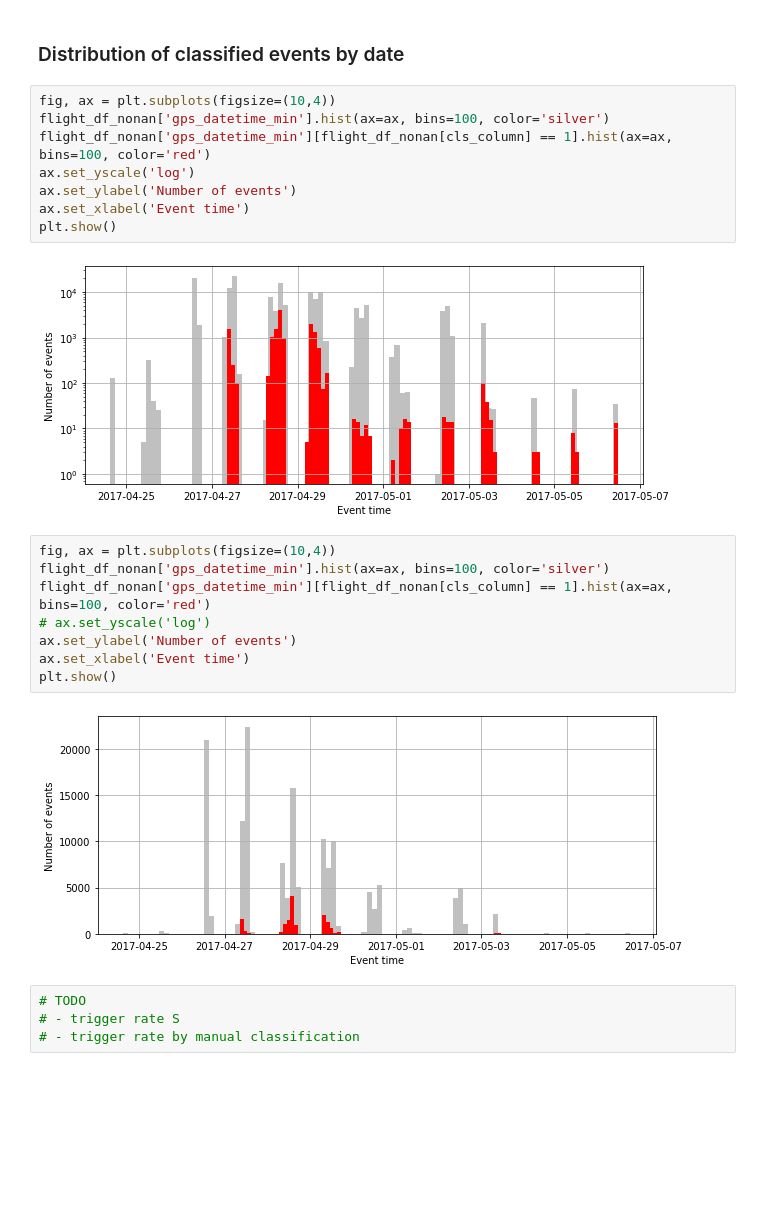
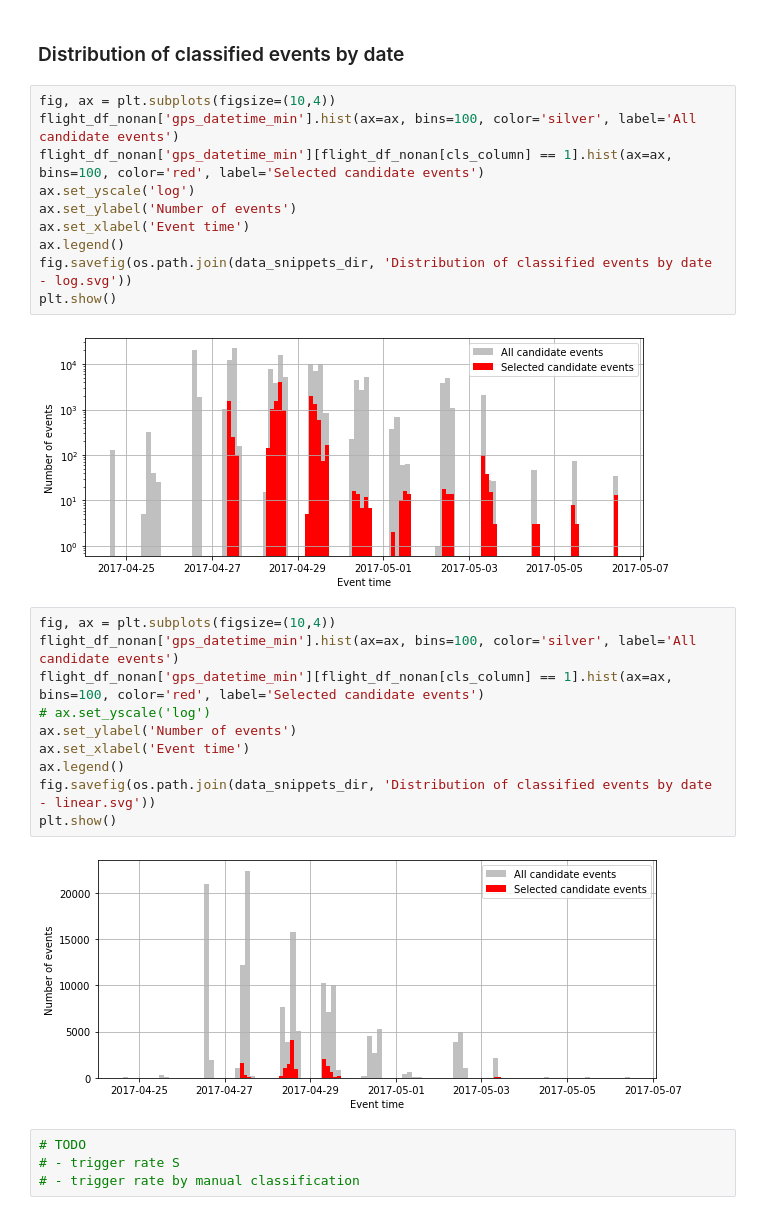
Before and after one commit to vrabelmichal/euso-patt-reco-notebooks, a Jupyter notebook: notebooks/ver4_machine_learning_flight_classification_tsne_cfg3_20190529_2.ipynb, the cells around one changed output. Cells and saved outputs as stored; diff of their text form; blank space fills up the shorter version.

```diff
--- a/notebooks/ver4_machine_learning_flight_classification_tsne_cfg3_20190529_2.ipynb
+++ b/notebooks/ver4_machine_learning_flight_classification_tsne_cfg3_20190529_2.ipynb
@@ -476,24 +480,28 @@ num_cls_1_gtu_36_60_packets/num_gtu_36_60_events
 ### Distribution of classified events by date
 # %%
 fig, ax = plt.subplots(figsize=(10,4))
-flight_df_nonan['gps_datetime_min'].hist(ax=ax, bins=100, color='silver')
-flight_df_nonan['gps_datetime_min'][flight_df_nonan[cls_column] == 1].hist(ax=ax, bins=100, color='red')
+flight_df_nonan['gps_datetime_min'].hist(ax=ax, bins=100, color='silver', label='All candidate events')
+flight_df_nonan['gps_datetime_min'][flight_df_nonan[cls_column] == 1].hist(ax=ax, bins=100, color='red', label='Selected candidate events')
 ax.set_yscale('log')
 ax.set_ylabel('Number of events')
 ax.set_xlabel('Event time')
+ax.legend()
+fig.savefig(os.path.join(data_snippets_dir, 'Distribution of classified events by date - log.svg'))
 plt.show()
 # %% [output]
-[figure, old version]
+[figure, new version]
 # %%
 fig, ax = plt.subplots(figsize=(10,4))
-flight_df_nonan['gps_datetime_min'].hist(ax=ax, bins=100, color='silver')
-flight_df_nonan['gps_datetime_min'][flight_df_nonan[cls_column] == 1].hist(ax=ax, bins=100, color='red')
+flight_df_nonan['gps_datetime_min'].hist(ax=ax, bins=100, color='silver', label='All candidate events')
+flight_df_nonan['gps_datetime_min'][flight_df_nonan[cls_column] == 1].hist(ax=ax, bins=100, color='red', label='Selected candidate events')
 # ax.set_yscale('log')
 ax.set_ylabel('Number of events')
 ax.set_xlabel('Event time')
+ax.legend()
+fig.savefig(os.path.join(data_snippets_dir, 'Distribution of classified events by date - linear.svg'))
 plt.show()
 # %% [output]
-[figure, old version]
+[figure, new version]
 # %%
 # TODO
 # - trigger rate S
```
Also changed, not shown: parts of 1 cell of this notebook, 26 other files.
